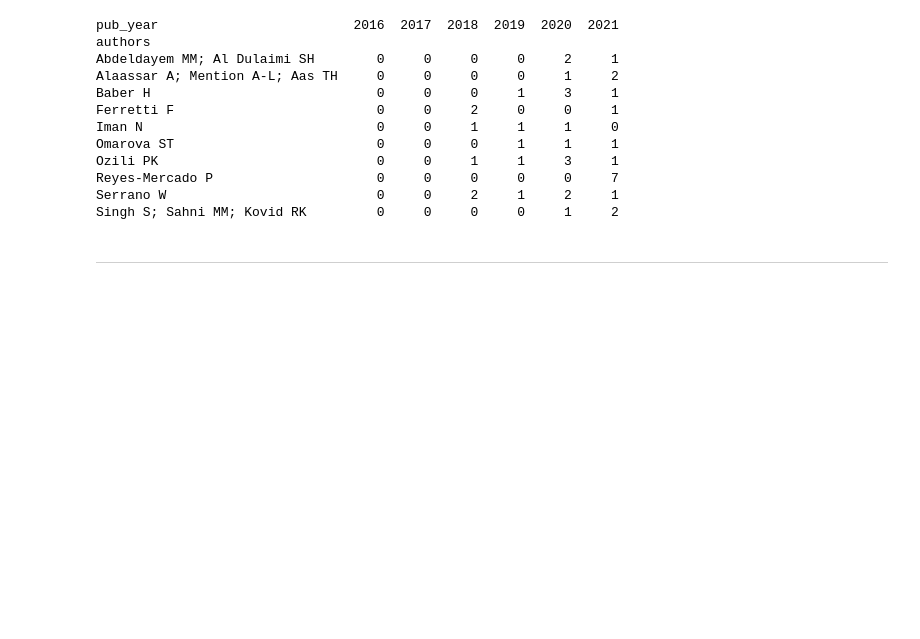
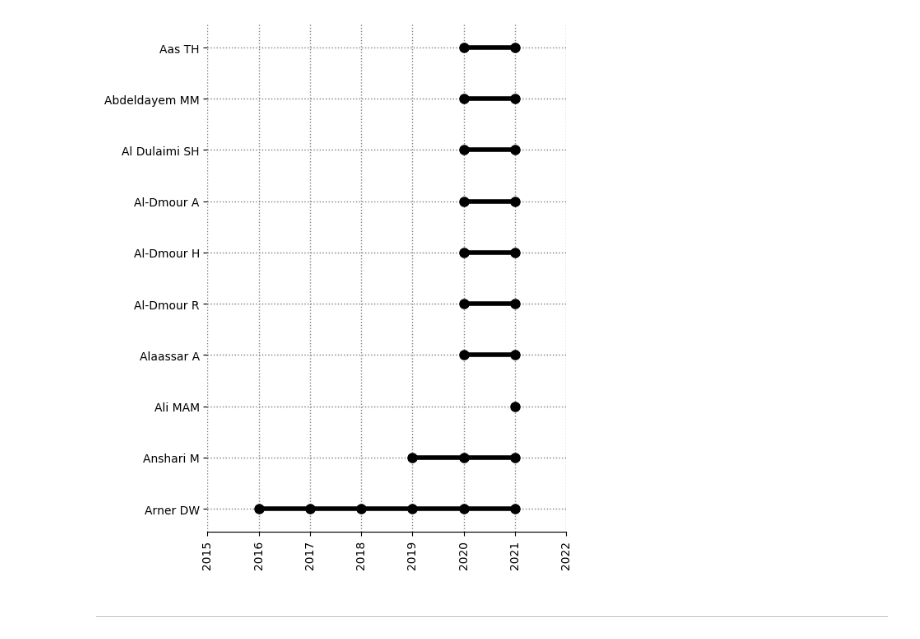
Before and after one commit to jdvelasq/techminer2, a Jupyter notebook: notebooks/debug.ipynb, the cells around one changed output. Cells and saved outputs as stored; diff of their text form; code cells hidden in the pictures; blank space fills up the shorter version.

Commit message:
gantt charts

```diff
--- a/notebooks/debug.ipynb
+++ b/notebooks/debug.ipynb
@@ -1,36 +1,25 @@
 # %%
 import os, sys
 import pandas as pd
 from sklearn.manifold import MDS
 from sklearn.cluster import KMeans
 
 currentdir = os.getcwd()
 parentdir = os.path.dirname(currentdir)
 sys.path.append(parentdir)
 pd.set_option("display.notebook_repr_html", False)
 
 from techminer import *
 
 directory = "/workspaces/techminer-api/tests/data/"
 file_name = directory + "scopus.csv"
 
 # import_scopus_file()
 
 # column_indicators_by_year(directory, 'authors').head(10)
-annual_occurrence_matrix(directory, 'authors',  min_occ=3).head(10)
+gantt_points_chart(annual_occurrence_matrix(directory, 'authors',  min_occ=3).head(10)).savefig("/workspaces/techminer-api/sphinx/images/gantt_points_chart.png")
 # %% [output]
-pub_year                         2016  2017  2018  2019  2020  2021
-authors
-Abdeldayem MM; Al Dulaimi SH        0     0     0     0     2     1
-Alaassar A; Mention A-L; Aas TH     0     0     0     0     1     2
-Baber H                             0     0     0     1     3     1
-Ferretti F                          0     0     2     0     0     1
-Iman N                              0     0     1     1     1     0
-Omarova ST                          0     0     0     1     1     1
-Ozili PK                            0     0     1     1     3     1
-Reyes-Mercado P                     0     0     0     0     0     7
-Serrano W                           0     0     2     1     2     1
-Singh S; Sahni MM; Kovid RK         0     0     0     0     1     2
+[figure, added]
 # %%
 # user_filters(directory, erratum=False,  letter=False, first_year=2016, last_year=2020)
 # user_filters(directory)
```
Also changed, not shown: 9 other files.
